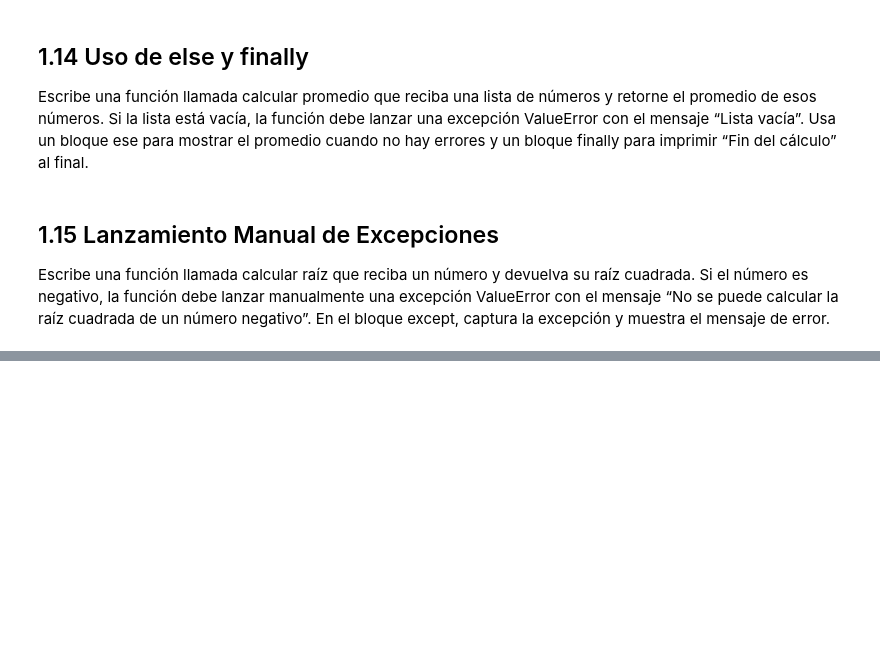
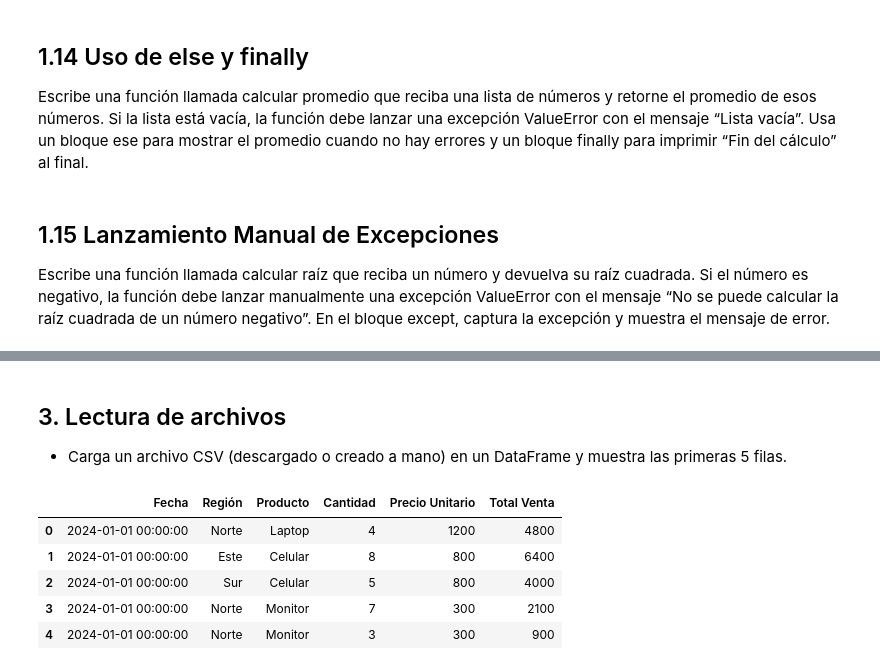
Before and after one commit to augusto-zimmermann/LABO-2, a Jupyter notebook: Practicas_LABO2.ipynb, the cells around one changed output, grey strips where cells are left out. Saved outputs shown, nothing was run; the diff lists cells and outputs as text; code cells hidden in the pictures; blank space fills up the shorter version.

```diff
--- a/Practicas_LABO2.ipynb
+++ b/Practicas_LABO2.ipynb
@@ -1043,0 +1101,15 @@ el mensaje de error.
+# %% [markdown]
+## 3. Lectura de archivos
+- Carga un archivo CSV (descargado o creado a mano) en un DataFrame y muestra las primeras 5 filas.
+# %%
+import pandas as pd
+
+df_csv = pd.read_csv("ventas_empresa.csv")
+display(df_csv.head())  # Muestra las primeras 5 filas del DataFrame
+# %% [output]
+|  | Fecha | Región | Producto | Cantidad | Precio Unitario | Total Venta |
+| 0 | 2024-01-01 00:00:00 | Norte | Laptop | 4 | 1200 | 4800 |
+| 1 | 2024-01-01 00:00:00 | Este | Celular | 8 | 800 | 6400 |
+| 2 | 2024-01-01 00:00:00 | Sur | Celular | 5 | 800 | 4000 |
+| 3 | 2024-01-01 00:00:00 | Norte | Monitor | 7 | 300 | 2100 |
+| 4 | 2024-01-01 00:00:00 | Norte | Monitor | 3 | 300 | 900 |
```
Also changed, not shown: parts of 18 cells of this notebook.
